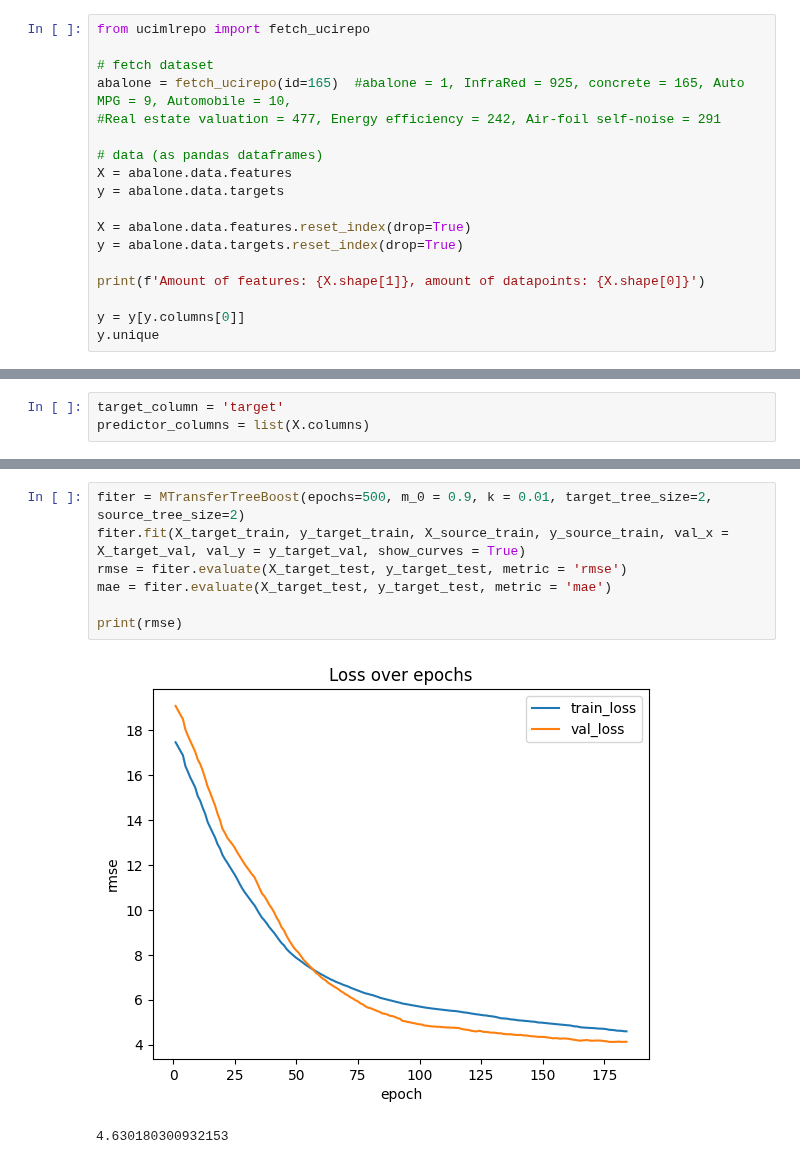
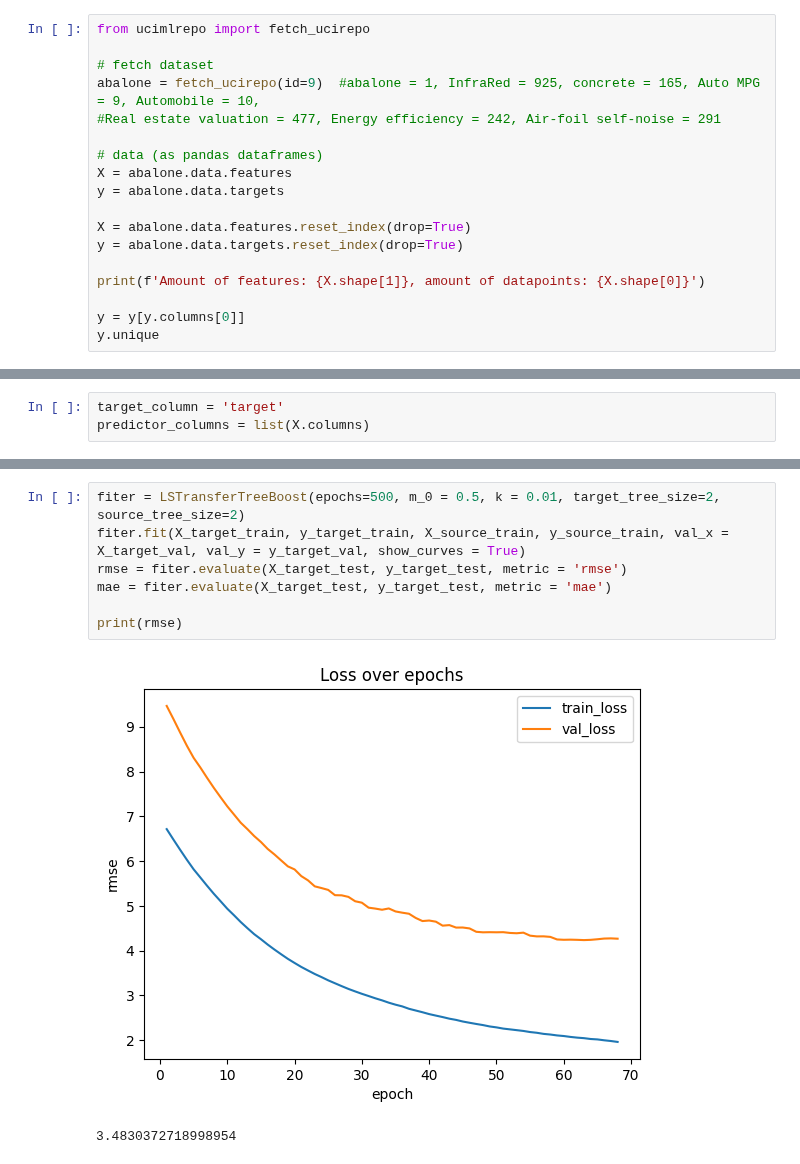
Before and after one commit to DageBjorne/transfertreeboost, a Jupyter notebook: uci/uci.ipynb, the cells around one changed output, grey strips where cells are left out. Drawn from its saved outputs; the diff is of its cells as text.

```diff
--- a/uci/uci.ipynb
+++ b/uci/uci.ipynb
@@ -11,7 +11,7 @@ from baselines import *
 from ucimlrepo import fetch_ucirepo
 
 # fetch dataset
-abalone = fetch_ucirepo(id=165)  #abalone = 1, InfraRed = 925, concrete = 165, Auto MPG = 9, Automobile = 10,
+abalone = fetch_ucirepo(id=9)  #abalone = 1, InfraRed = 925, concrete = 165, Auto MPG = 9, Automobile = 10,
 #Real estate valuation = 477, Energy efficiency = 242, Air-foil self-noise = 291
 
 # data (as pandas dataframes)
@@ -118,15 +118,15 @@ y_target_val = np.array(data_val[target_column])
 X_target_test = np.array(data_test[predictor_columns])
 y_target_test = np.array(data_test[target_column])
 # %%
-fiter = MTransferTreeBoost(epochs=500, m_0 = 0.9, k = 0.01, target_tree_size=2, source_tree_size=2)
+fiter = LSTransferTreeBoost(epochs=500, m_0 = 0.5, k = 0.01, target_tree_size=2, source_tree_size=2)
 fiter.fit(X_target_train, y_target_train, X_source_train, y_source_train, val_x = X_target_val, val_y = y_target_val, show_curves = True)
 rmse = fiter.evaluate(X_target_test, y_target_test, metric = 'rmse')
 mae = fiter.evaluate(X_target_test, y_target_test, metric = 'mae')
 
 print(rmse)
 # %% [output]
-[figure, old version]
+[figure, new version]
-4.630180300932153
+3.4830372718998954
 # %%
 params = {
     'objective': 'reg:squarederror',  # Regression with squared error
```
Also changed, not shown: parts of 4 cells of this notebook.
